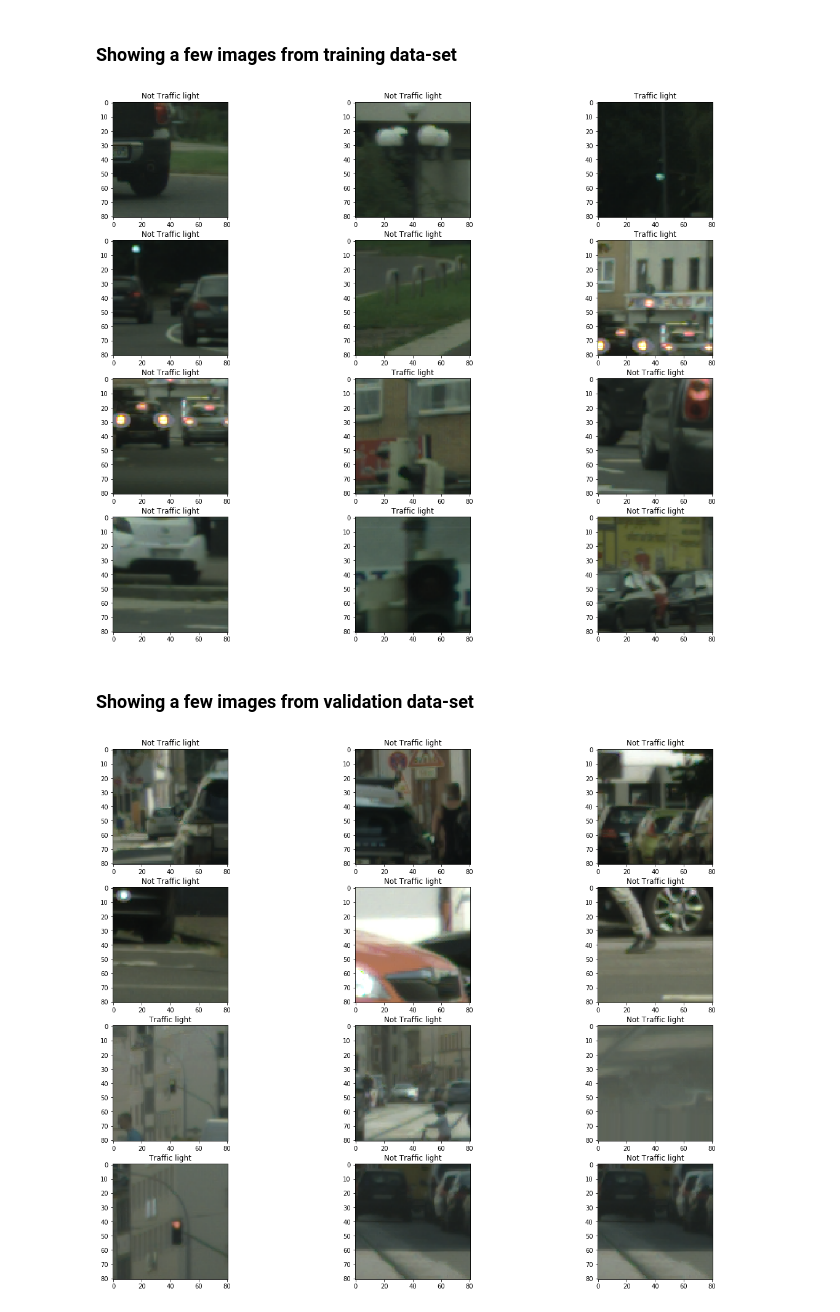
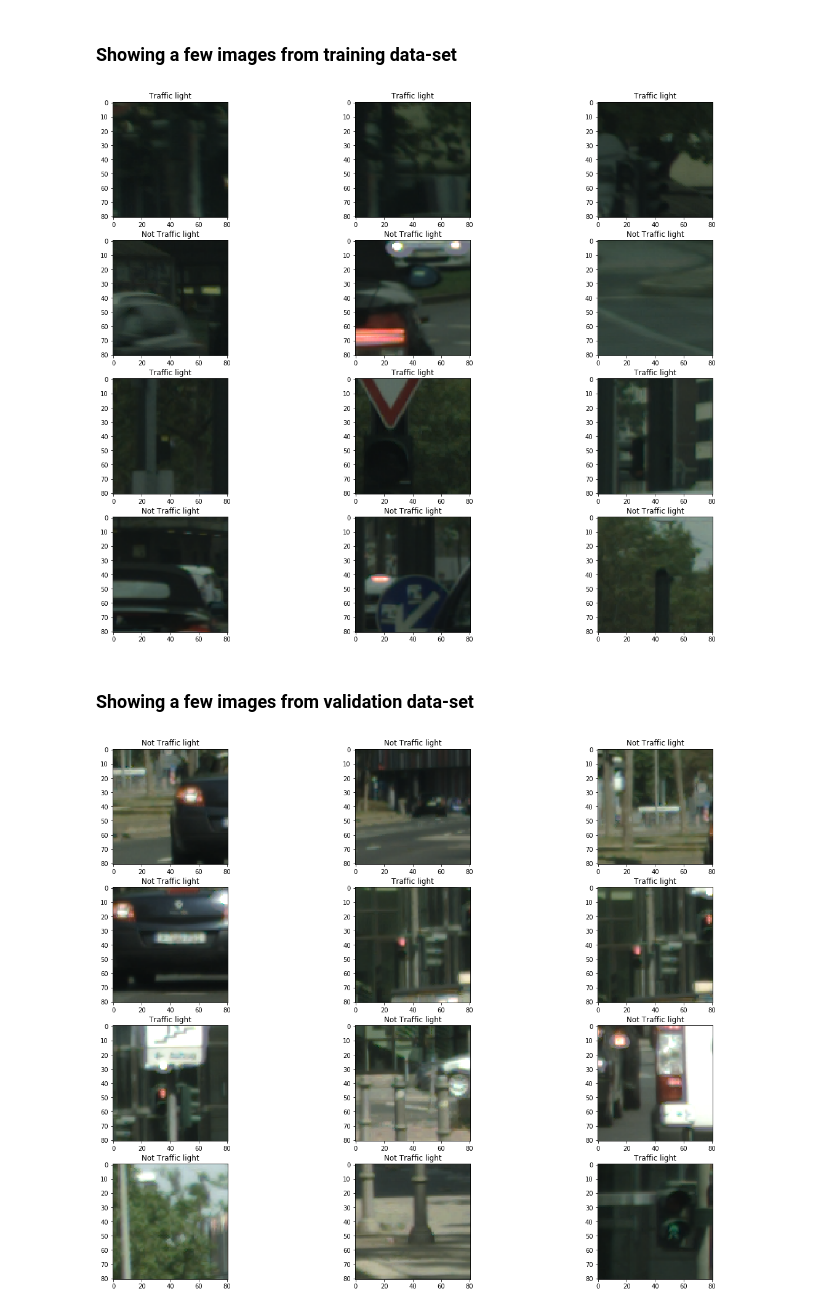
Before and after one commit to NechamaVerbov/TrafficLightDetection, a Jupyter notebook: Traffic light dataset creation.ipynb, the cells around one changed output. Saved outputs shown, nothing was run; the diff lists cells and outputs as text; code cells hidden in the pictures.

Commit message:
Traffic light detection: Phase #2, adding images to dataset

```diff
--- a/Traffic light dataset creation.ipynb
+++ b/Traffic light dataset creation.ipynb
@@ -137,17 +184,22 @@ def show_train_labels(gname, amount):
     labels = np.memmap(gname, dtype=np.uint8, shape = amount)
     return labels
 
-labels = show_train_labels(r'DATA_DIR/TRAIN/labels.bin', 12)
+labels = show_train_labels(r'DATA_DIR/TRAIN/labels.bin', 6888)
 # %%
 fig = plt.figure(figsize=(20,20))
 
-for i, img in enumerate(data):
-    a = fig.add_subplot(5,3,i+1)
-    a.imshow(img)
+j=0
+rand=random.randint(0, 6876)
+
+for i in range(rand, rand + 12):
+    a = fig.add_subplot(5,3,j+1)
+    j+=1
+    a.imshow(data[i])
     a.title.set_text("Traffic light" if labels[i] else "Not Traffic light");
+
 plt.show()
 # %% [output]
-[figure, old version]
+[figure, new version]
 # %% [markdown]
 ### Showing a few images from validation data-set
 # %%
@@ -155,20 +207,25 @@ def show_val_dataset(fname, amount):
     data = np.memmap(fname, dtype=np.uint8,shape=(amount,81,81,3))
     return data
 
-data = show_val_dataset(r'DATA_DIR/VAL/data.bin', 12)
+
+data = show_val_dataset(r'DATA_DIR/VAL/data.bin', 1199)
 # %%
 def show_val_labels(gname, amount):
     labels = np.memmap(gname, dtype=np.uint8, shape = amount)
     return labels
 
-labels = show_val_labels(r'DATA_DIR/VAL/labels.bin', 12)
+labels = show_val_labels(r'DATA_DIR/VAL/labels.bin', 1199)
 # %%
 fig = plt.figure(figsize=(20,20))
 
-for i, img in enumerate(data):
-    a = fig.add_subplot(5,3,i+1)
-    a.imshow(img)
+j=0
+rand=random.randint(0, 1187)
+
+for i in range(rand, rand + 12):
+    a = fig.add_subplot(5,3,j+1)
+    j+=1
+    a.imshow(data[i])
     a.title.set_text("Traffic light" if labels[i] else "Not Traffic light");
 plt.show()
 # %% [output]
-[figure, old version]
+[figure, new version]
```
Also changed, not shown: parts of 6 cells of this notebook.
